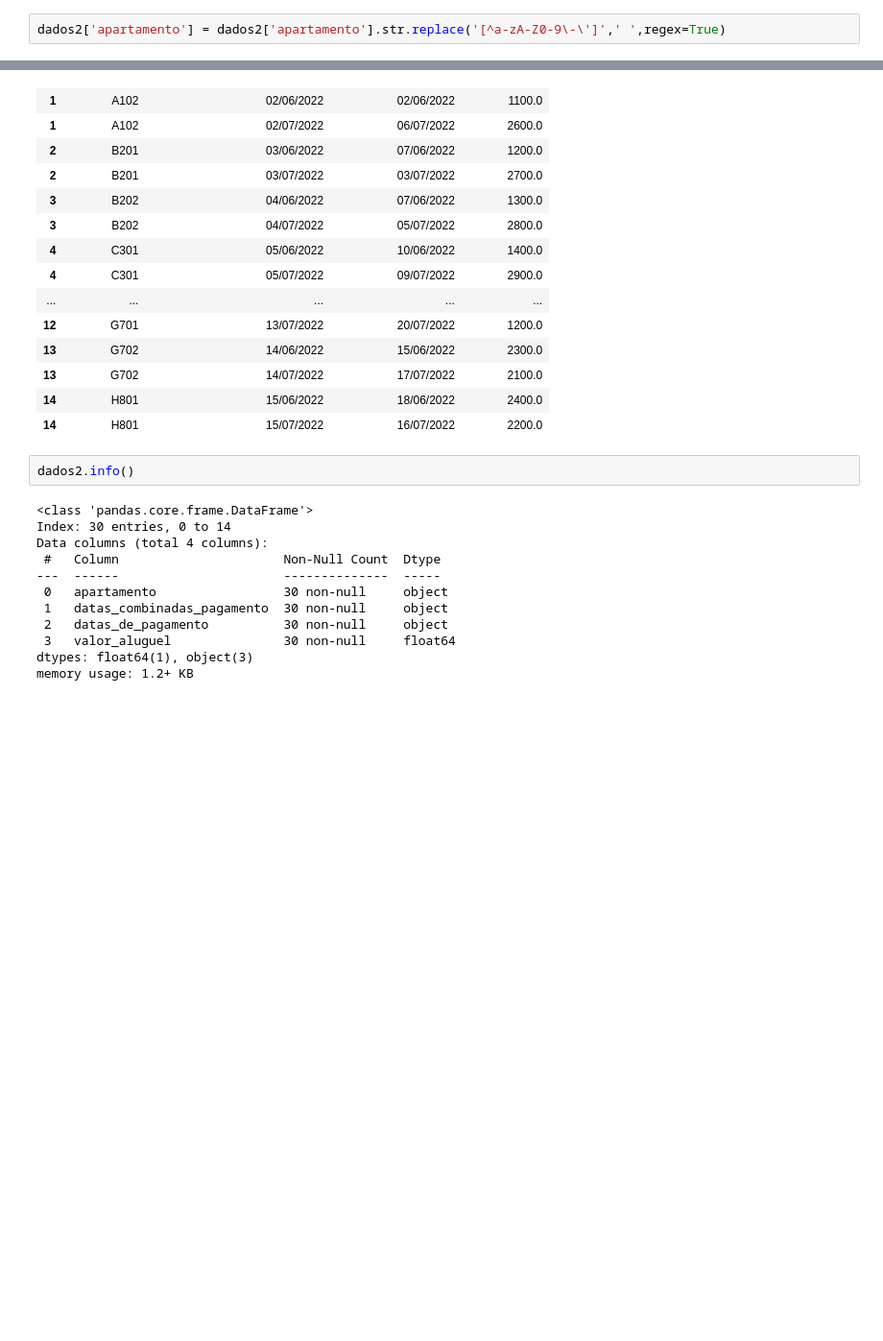
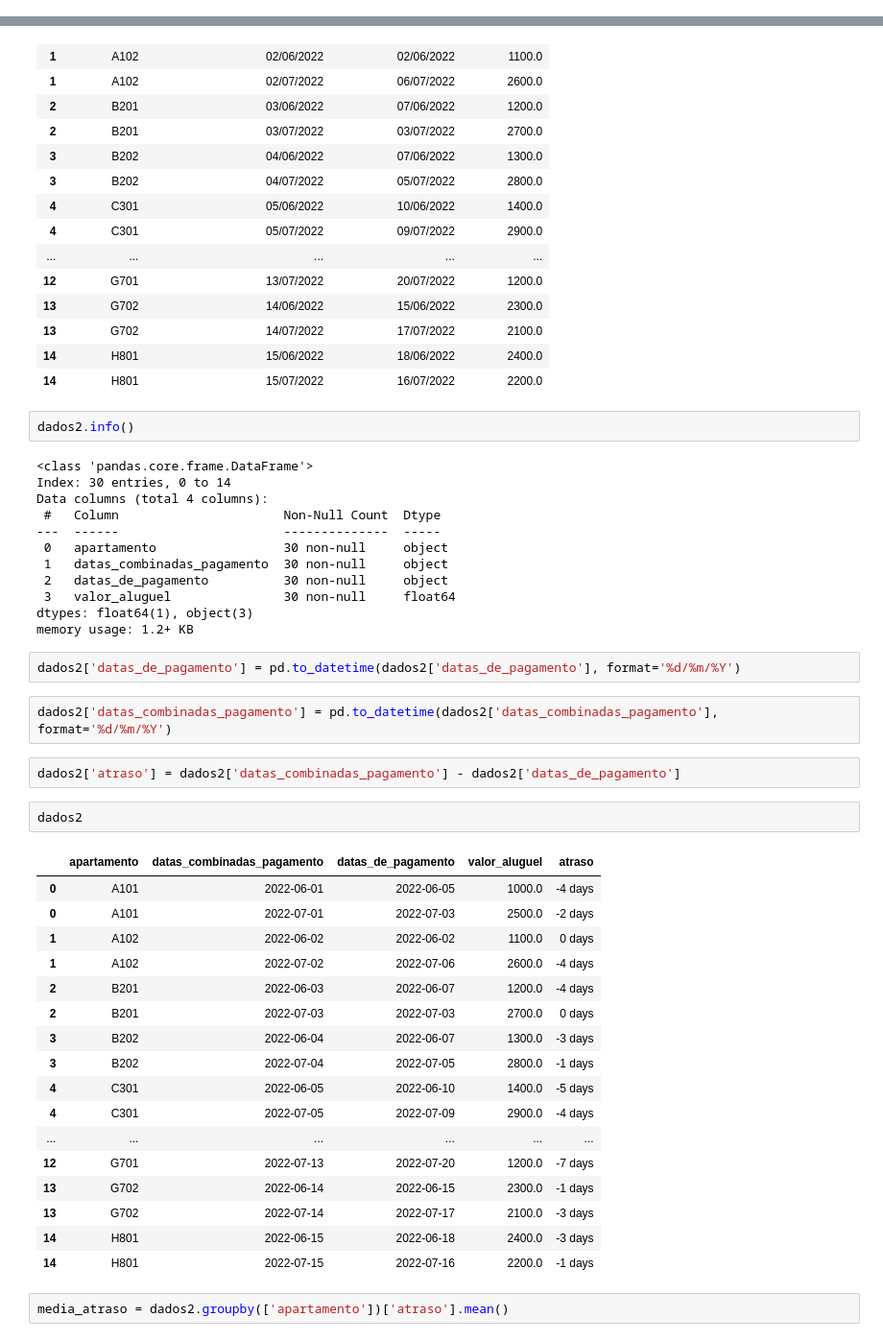
Before and after one commit to dobsfoxx/ETL-Pandas-ONE-Alura, a Jupyter notebook: Exercicio_conversão_de_valores_metodo(replace_strip).ipynb, the cells around one changed output, grey strips where cells are left out. Shown: that part at 96% size. Drawn from its saved outputs; the diff is of its cells as text; blank space fills up the shorter version.

```diff
--- a/Exercicio_conversão_de_valores_metodo(replace_strip).ipynb
+++ b/Exercicio_conversão_de_valores_metodo(replace_strip).ipynb
@@ -110,8 +149,6 @@ dados2
 dados2['valor_aluguel'] = dados2['valor_aluguel'].apply(lambda x: x.replace('$', '').replace('reais', '').replace(',','.').strip()).astype(float)
 # %%
 dados2['apartamento'] = dados2['apartamento'].str.replace('\(blocoAP\)', '', regex=True)
-# %%
-dados2['apartamento'] = dados2['apartamento'].str.replace('[^a-zA-Z0-9\-\']',' ',regex=True)
 # %%
 dados2
 # %% [output]
@@ -146,3 +183,31 @@ Data columns (total 4 columns):
  3   valor_aluguel               30 non-null     float64
 dtypes: float64(1), object(3)
 memory usage: 1.2+ KB
+# %%
+dados2['datas_de_pagamento'] = pd.to_datetime(dados2['datas_de_pagamento'], format='%d/%m/%Y')
+# %%
+dados2['datas_combinadas_pagamento'] = pd.to_datetime(dados2['datas_combinadas_pagamento'], format='%d/%m/%Y')
+# %%
+dados2['atraso'] = dados2['datas_combinadas_pagamento'] - dados2['datas_de_pagamento']
+# %%
+dados2
+# %% [output]
+|  | apartamento | datas_combinadas_pagamento | datas_de_pagamento | valor_aluguel | atraso |
+| 0 | A101 | 2022-06-01 | 2022-06-05 | 1000.0 | -4 days |
+| 0 | A101 | 2022-07-01 | 2022-07-03 | 2500.0 | -2 days |
+| 1 | A102 | 2022-06-02 | 2022-06-02 | 1100.0 | 0 days |
+| 1 | A102 | 2022-07-02 | 2022-07-06 | 2600.0 | -4 days |
+| 2 | B201 | 2022-06-03 | 2022-06-07 | 1200.0 | -4 days |
+| 2 | B201 | 2022-07-03 | 2022-07-03 | 2700.0 | 0 days |
+| 3 | B202 | 2022-06-04 | 2022-06-07 | 1300.0 | -3 days |
+| 3 | B202 | 2022-07-04 | 2022-07-05 | 2800.0 | -1 days |
+| 4 | C301 | 2022-06-05 | 2022-06-10 | 1400.0 | -5 days |
+| 4 | C301 | 2022-07-05 | 2022-07-09 | 2900.0 | -4 days |
+| ... | ... | ... | ... | ... | ... |
+| 12 | G701 | 2022-07-13 | 2022-07-20 | 1200.0 | -7 days |
+| 13 | G702 | 2022-06-14 | 2022-06-15 | 2300.0 | -1 days |
+| 13 | G702 | 2022-07-14 | 2022-07-17 | 2100.0 | -3 days |
+| 14 | H801 | 2022-06-15 | 2022-06-18 | 2400.0 | -3 days |
+| 14 | H801 | 2022-07-15 | 2022-07-16 | 2200.0 | -1 days |
+# %%
+media_atraso = dados2.groupby(['apartamento'])['atraso'].mean()
```
Also changed, not shown: parts of 7 cells of this notebook.
